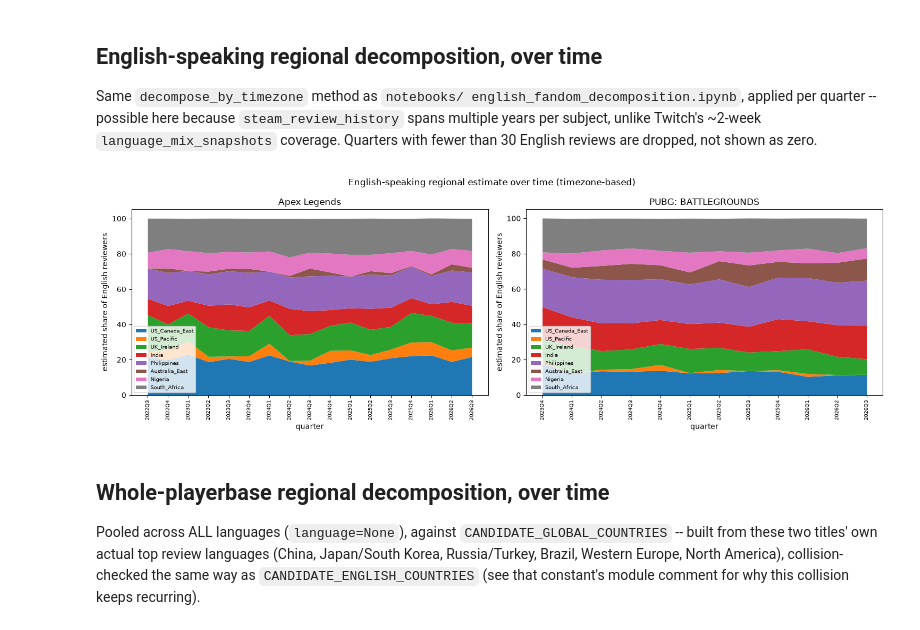
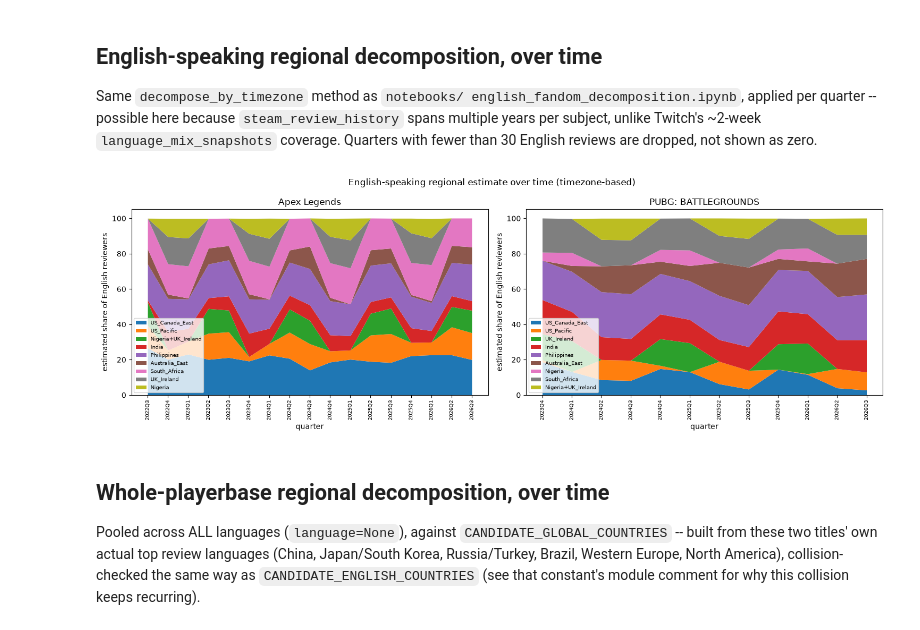
Before and after one commit to JacobH1994/fandomdatapuller, a Jupyter notebook: notebooks/steam_review_playerbase_over_time.ipynb, the cells around one changed output. Drawn from its saved outputs; the diff is of its cells as text; code cells hidden in the pictures.

```diff
--- a/notebooks/steam_review_playerbase_over_time.ipynb
+++ b/notebooks/steam_review_playerbase_over_time.ipynb
@@ -144,31 +144,32 @@ than 30 English reviews are dropped, not shown as zero.
 # %%
 fig, axes = plt.subplots(1, 2, figsize=(15, 5))
 english_region_by_subject = {}
 for ax, sid in zip(axes, SUBJECT_IDS):
     subject = subjects[sid]
     quarters = sorted(reviews_by_subject[sid]["quarter"].unique())
     rows = []
     for q in quarters:
-        since = int(q.start_time.tz_localize("UTC").timestamp())
-        until = int(q.end_time.tz_localize("UTC").timestamp())
-        hourly = get_steam_review_hourly_series(conn, subject, language="english", since=since, until=until)
+        since_dt = q.start_time.tz_localize("UTC")
+        until_dt = q.end_time.tz_localize("UTC")
+        hourly = get_steam_review_hourly_series(conn, subject, language="english", since=int(since_dt.timestamp()), until=int(until_dt.timestamp()))
         if hourly.sum() < 30:
             continue
-        shares = decompose_by_timezone(hourly, CANDIDATE_ENGLISH_COUNTRIES, calibration_curve=calibration_curve)
+        reference_datetime = (since_dt + (until_dt - since_dt) / 2).to_pydatetime()
+        shares = decompose_by_timezone(hourly, CANDIDATE_ENGLISH_COUNTRIES, calibration_curve=calibration_curve, reference_datetime=reference_datetime)
         rows.append({"quarter": str(q), "english_reviews": int(hourly.sum()), **{k: round(v * 100, 1) for k, v in shares.items()}})
     df = pd.DataFrame(rows).set_index("quarter")
     english_region_by_subject[sid] = df
-    df.drop(columns="english_reviews").plot(kind="area", stacked=True, ax=ax, linewidth=0, legend=True)
+    df.drop(columns="english_reviews").fillna(0).plot(kind="area", stacked=True, ax=ax, linewidth=0, legend=True)
     ax.set_title(subject["display_name"])
     ax.set_ylabel("estimated share of English reviewers")
     ax.set_xticks(range(len(df.index)))
     ax.set_xticklabels(df.index, rotation=90, fontsize=7)
     ax.legend(fontsize=7, loc="lower left")
 plt.suptitle("English-speaking regional estimate over time (timezone-based)")
 plt.tight_layout()
 plt.show()
 # %% [output]
-[figure, old version]
+[figure, new version]
 # %% [markdown]
 ## Whole-playerbase regional decomposition, over time
 
```
Also changed, not shown: parts of 2 cells of this notebook, 4 other files.
